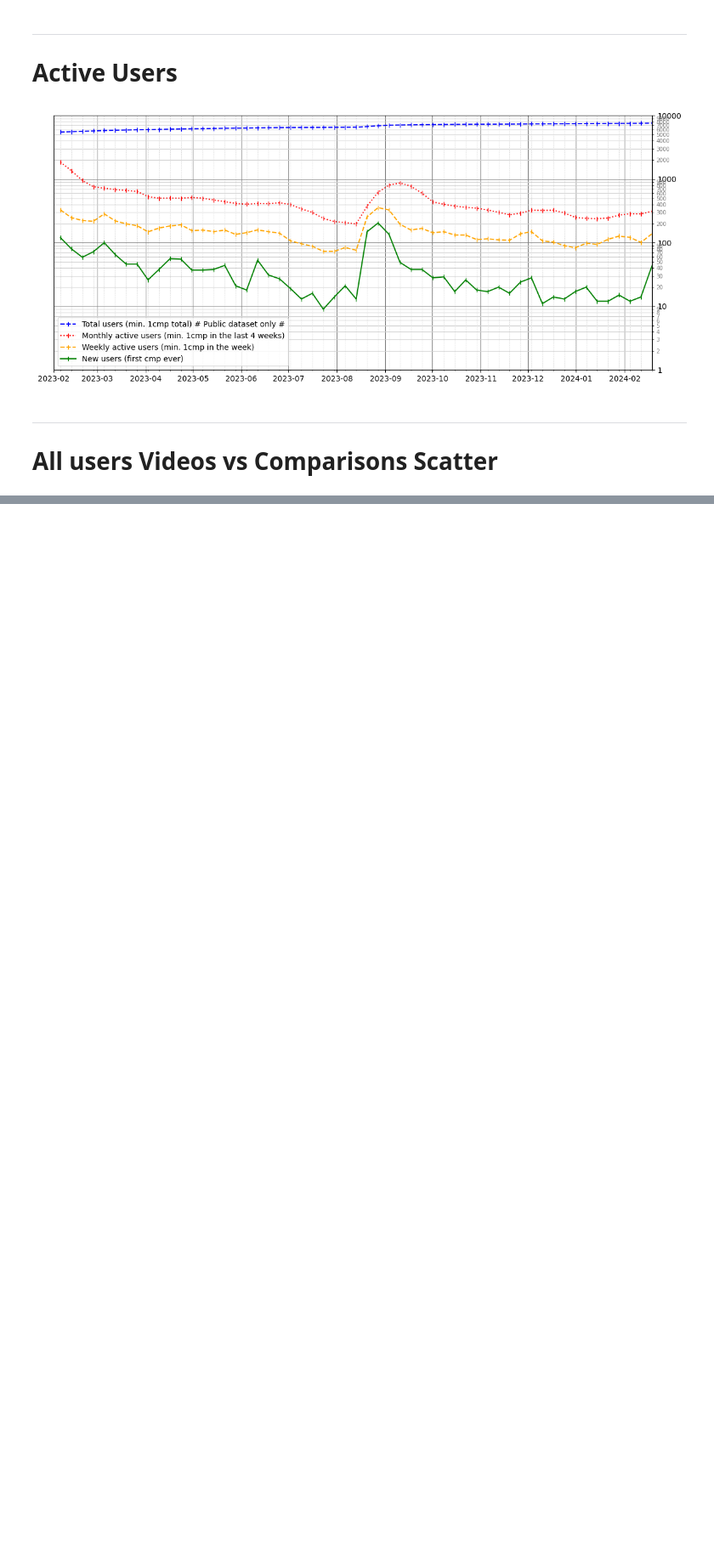
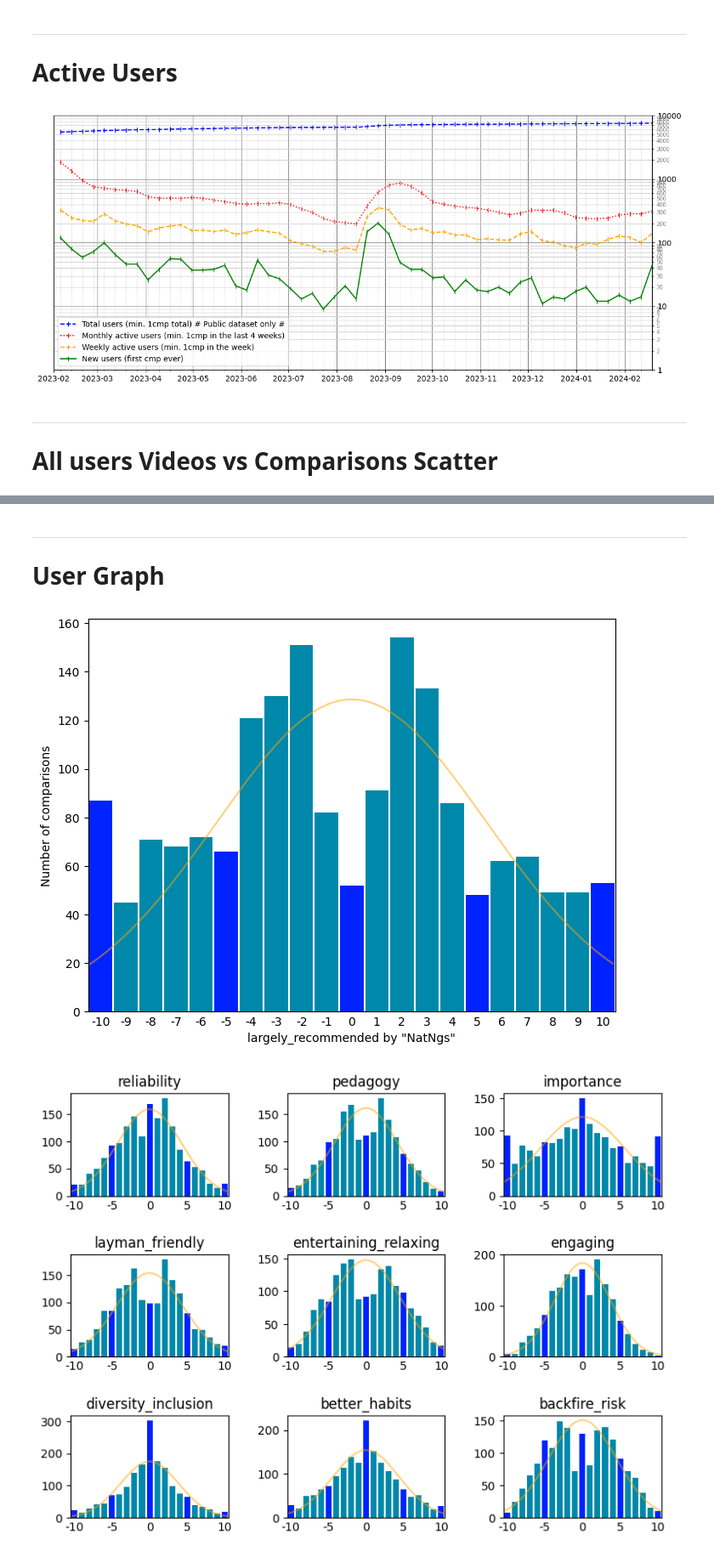
Before and after one commit to NatNgs/Tournesol-Stats, a Jupyter notebook: notebooks/standalone.ipynb, the cells around one changed output, grey strips where cells are left out. Shown at 85% size. Cells and saved outputs as stored; diff of their text form; code cells hidden in the pictures; blank space fills up the shorter version.

```diff
--- a/notebooks/standalone.ipynb
+++ b/notebooks/standalone.ipynb
@@ -258,0 +264,64 @@ users_cmp_graph()
+# %% [markdown]
+-----
+
+# User Graph
+# %%
+# User cursors position
+USER='NatNgs'
+
+def user_histogram(ax: Axes, username: str, CRITERION: str, title: bool=False):
+	votes = PUBLIC_DATASET.comparisons[PUBLIC_DATASET.comparisons.public_username == username].loc[PUBLIC_DATASET.comparisons.criteria == CRITERION].score
+
+	ax.set_axisbelow(True)
+
+	ax.set_xlim(xmin=-10.5, xmax=10.5)
+	ax.xaxis.set_ticks(range(-10,11,1 if title else 5))
+	ax.tick_params(axis='x', length=0)
+
+	counts, bins = np.histogram(votes, bins=21)
+	bins = [i/10.0 for i in range(-105,106,10)]
+	counts_highlights = [(b if i%5 == 0 else 0) for i,b in enumerate(counts, -10)]
+	counts_others = [(b if i%5 != 0 else 0) for i,b in enumerate(counts, -10)]
+
+	ax.hist(bins[:-1], bins, weights=counts_others, align='mid', color='#0088AA')
+	ax.hist(bins[:-1], bins, weights=counts_highlights, align='mid', color='#0022FF')
+	for i in bins: # Plot white lines to separate columns
+		ax.axvline(i, color='white')
+
+	# plt.title('How many comparisons every Tournesol users have done')
+	if title:
+		ax.set_xlabel(CRITERION + ' by "' + USER + '"')
+		ax.set_ylabel('Number of comparisons')
+	else:
+		ax.set_title(CRITERION)
+
+	# Plot orange bell curve
+	stdv = np.std(votes)
+	reg_x = np.arange(-10.5, 10.5, 0.1)
+
+	reg_y = np.exp(-np.square(reg_x/stdv)/2)/(stdv*np.sqrt(2*np.pi)) * len(votes)
+	ax.plot(reg_x, reg_y, color='orange', alpha=.5)
+
+	ax.set_ylim(bottom=0)
+
+
+
+fig, ax = plt.subplots()
+fig.set_size_inches(8, 6)
+user_histogram(ax, USER, 'largely_recommended', True)
+
+fig, ax = plt.subplots(3,3)
+user_histogram(ax[0][0], USER, 'reliability')
+user_histogram(ax[0][1], USER, 'pedagogy')
+user_histogram(ax[0][2], USER, 'importance')
+user_histogram(ax[1][0], USER, 'layman_friendly')
+user_histogram(ax[1][1], USER, 'entertaining_relaxing')
+user_histogram(ax[1][2], USER, 'engaging')
+user_histogram(ax[2][0], USER, 'diversity_inclusion')
+user_histogram(ax[2][1], USER, 'better_habits')
+user_histogram(ax[2][2], USER, 'backfire_risk')
+fig.tight_layout()
+fig.set_size_inches(8, 6)
+# %% [output]
+[figure, added]
+[figure, added]
```
Also changed, not shown: parts of 6 cells of this notebook, 1 other file.
